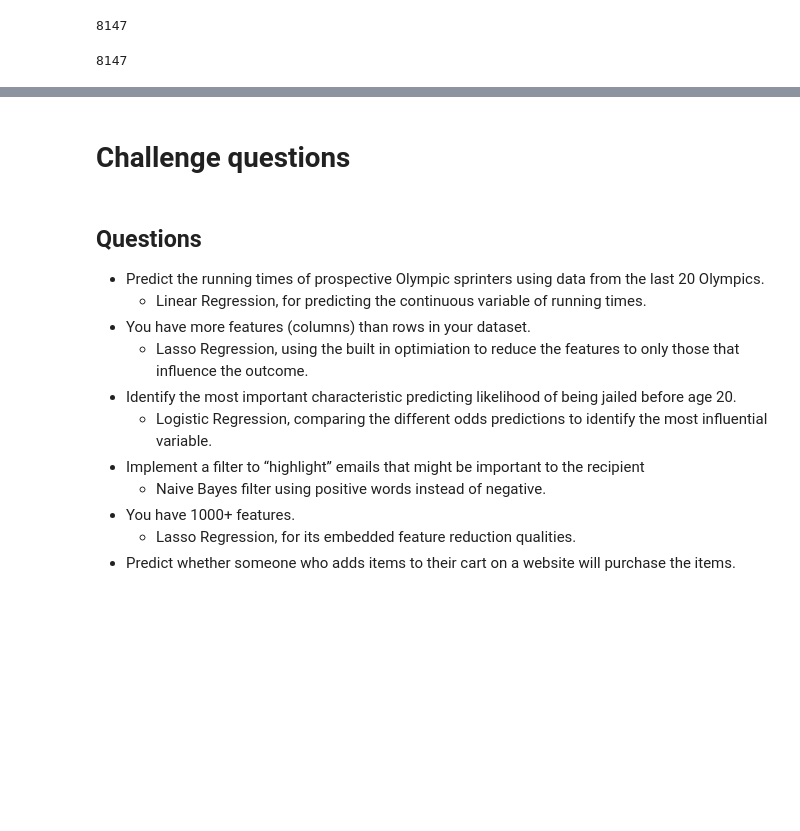
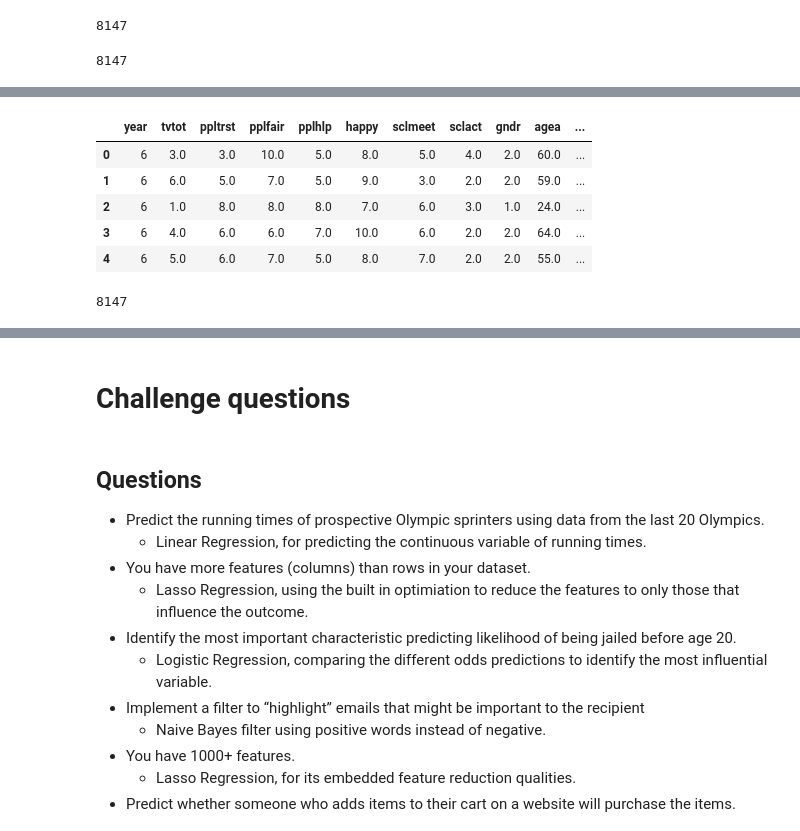
Before and after one commit to Schmidt8181/Model_Boosting, a Jupyter notebook: Model_Boosting.ipynb, the cells around one changed output, grey strips where cells are left out. Cells and saved outputs as stored; diff of their text form; code cells hidden in the pictures; blank space fills up the shorter version.

```diff
--- a/Model_Boosting.ipynb
+++ b/Model_Boosting.ipynb
@@ -55,0 +160,13 @@ len(X)
+# %%
+X.head()
+# %% [output]
+|  | year | tvtot | ppltrst | pplfair | pplhlp | happy | sclmeet | sclact | gndr | agea | ... |
+| 0 | 6 | 3.0 | 3.0 | 10.0 | 5.0 | 8.0 | 5.0 | 4.0 | 2.0 | 60.0 | ... |
+| 1 | 6 | 6.0 | 5.0 | 7.0 | 5.0 | 9.0 | 3.0 | 2.0 | 2.0 | 59.0 | ... |
+| 2 | 6 | 1.0 | 8.0 | 8.0 | 8.0 | 7.0 | 6.0 | 3.0 | 1.0 | 24.0 | ... |
+| 3 | 6 | 4.0 | 6.0 | 6.0 | 7.0 | 10.0 | 6.0 | 2.0 | 2.0 | 64.0 | ... |
+| 4 | 6 | 5.0 | 6.0 | 7.0 | 5.0 | 8.0 | 7.0 | 2.0 | 2.0 | 55.0 | ... |
+# %%
+len(X)
+# %% [output]
+8147
```
Also changed, not shown: parts of 26 cells of this notebook.
